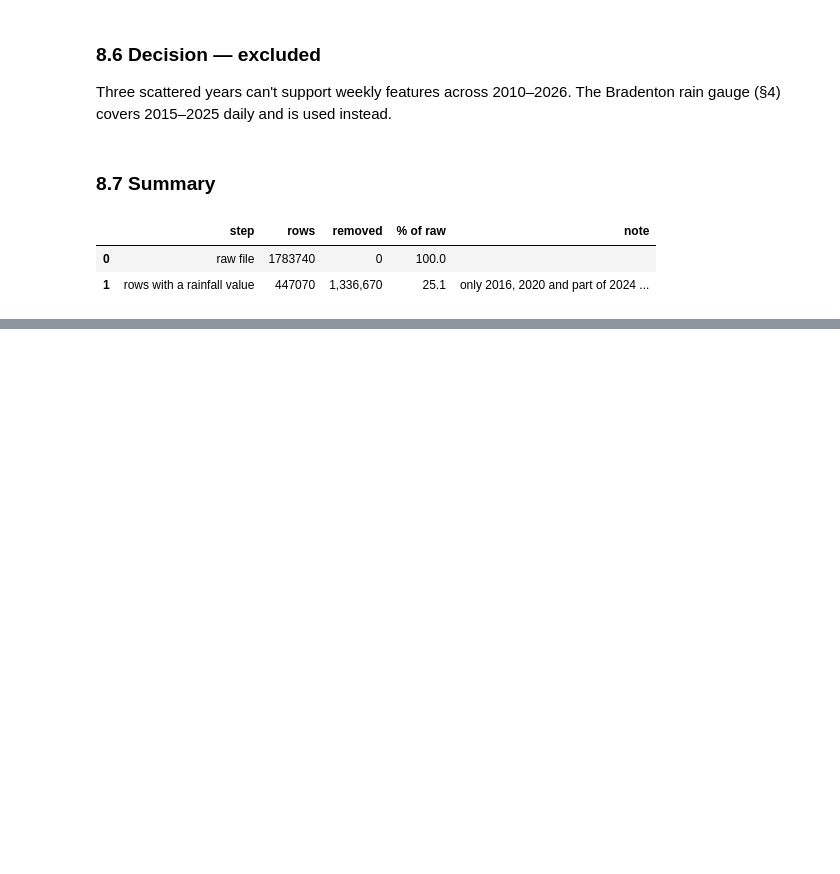
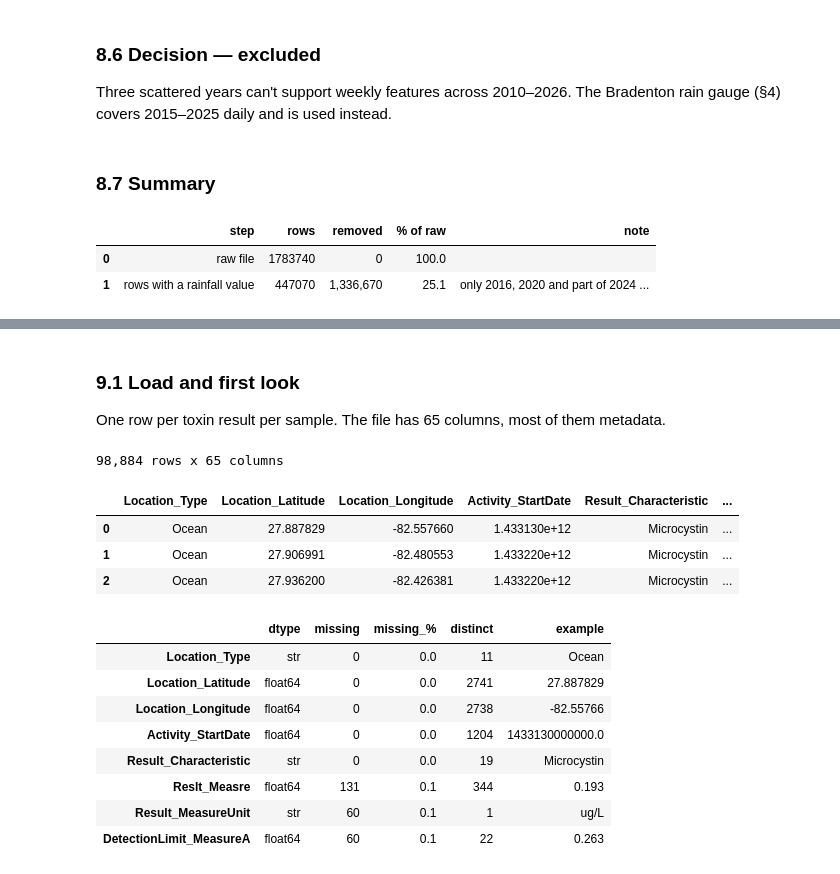
Before and after one commit to Break-Through-Tech/Biointerphase-1A-forecasting-harmful-algal-bloom-risk, a Jupyter notebook: models/notebooks/00_master_eda_and_merge.ipynb, the cells around one changed output, grey strips where cells are left out. Cells and saved outputs as stored; diff of their text form; code cells hidden in the pictures; blank space fills up the shorter version.

```diff
--- a/models/notebooks/00_master_eda_and_merge.ipynb
+++ b/models/notebooks/00_master_eda_and_merge.ipynb
@@ -2158,0 +2175,25 @@ del chirps, valid, cells, land
+# %% [markdown]
+### 9.1 Load and first look
+One row per toxin result per sample. The file has 65 columns, most of them metadata.
+# %%
+tox = pd.read_csv(find_file("florida_cyanotoxins_2015-01-01_to_2026-06-17"), low_memory=False)
+print(f"{len(tox):,} rows x {tox.shape[1]} columns")
+keep_cols = ["Location_Type", "Location_Latitude", "Location_Longitude", "Activity_StartDate", "Result_Characteristic",
+             "Reslt_Measre", "Result_MeasureUnit", "DetectionLimit_MeasureA"]
+display(tox[keep_cols].head(3))
+profile_columns(tox[keep_cols])
+# %% [output]
+98,884 rows x 65 columns
+|  | Location_Type | Location_Latitude | Location_Longitude | Activity_StartDate | Result_Characteristic | ... |
+| 0 | Ocean | 27.887829 | -82.557660 | 1.433130e+12 | Microcystin | ... |
+| 1 | Ocean | 27.906991 | -82.480553 | 1.433220e+12 | Microcystin | ... |
+| 2 | Ocean | 27.936200 | -82.426381 | 1.433220e+12 | Microcystin | ... |
+|  | dtype | missing | missing_% | distinct | example |
+| Location_Type | str | 0 | 0.0 | 11 | Ocean |
+| Location_Latitude | float64 | 0 | 0.0 | 2741 | 27.887829 |
+| Location_Longitude | float64 | 0 | 0.0 | 2738 | -82.55766 |
+| Activity_StartDate | float64 | 0 | 0.0 | 1204 | 1433130000000.0 |
+| Result_Characteristic | str | 0 | 0.0 | 19 | Microcystin |
+| Reslt_Measre | float64 | 131 | 0.1 | 344 | 0.193 |
+| Result_MeasureUnit | str | 60 | 0.1 | 1 | ug/L |
+| DetectionLimit_MeasureA | float64 | 60 | 0.1 | 22 | 0.263 |
```
Also changed, not shown: parts of 14 cells of this notebook, 3 other files.
